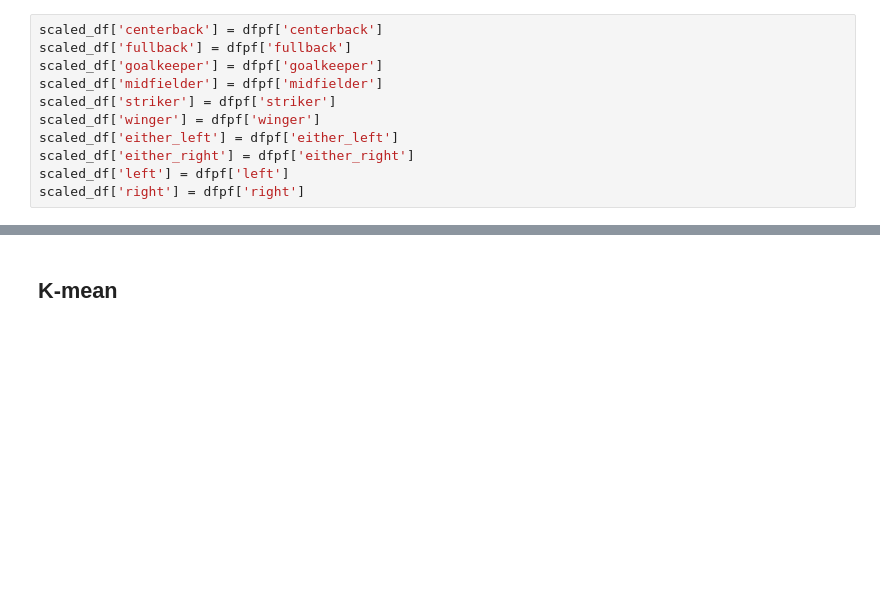
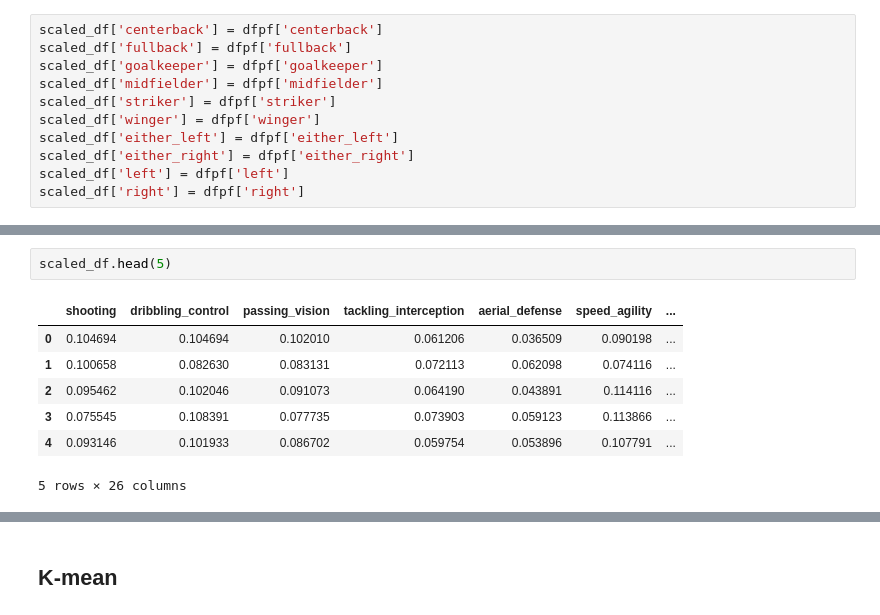
Before and after one commit to maximegoossens99/Moneyball, a Jupyter notebook: notebooks/fictive_player_analysis.ipynb, the cells around one changed output, grey strips where cells are left out. Cells and saved outputs as stored; diff of their text form; blank space fills up the shorter version.

```diff
--- a/notebooks/fictive_player_analysis.ipynb
+++ b/notebooks/fictive_player_analysis.ipynb
@@ -336,0 +348,10 @@ scaled_df['right'] = dfpf['right']
+# %%
+scaled_df.head(5)
+# %% [output]
+|  | shooting | dribbling_control | passing_vision | tackling_interception | aerial_defense | speed_agility | ... |
+| 0 | 0.104694 | 0.104694 | 0.102010 | 0.061206 | 0.036509 | 0.090198 | ... |
+| 1 | 0.100658 | 0.082630 | 0.083131 | 0.072113 | 0.062098 | 0.074116 | ... |
+| 2 | 0.095462 | 0.102046 | 0.091073 | 0.064190 | 0.043891 | 0.114116 | ... |
+| 3 | 0.075545 | 0.108391 | 0.077735 | 0.073903 | 0.059123 | 0.113866 | ... |
+| 4 | 0.093146 | 0.101933 | 0.086702 | 0.059754 | 0.053896 | 0.107791 | ... |
+5 rows × 26 columns
```
Also changed, not shown: parts of 2 cells of this notebook.
